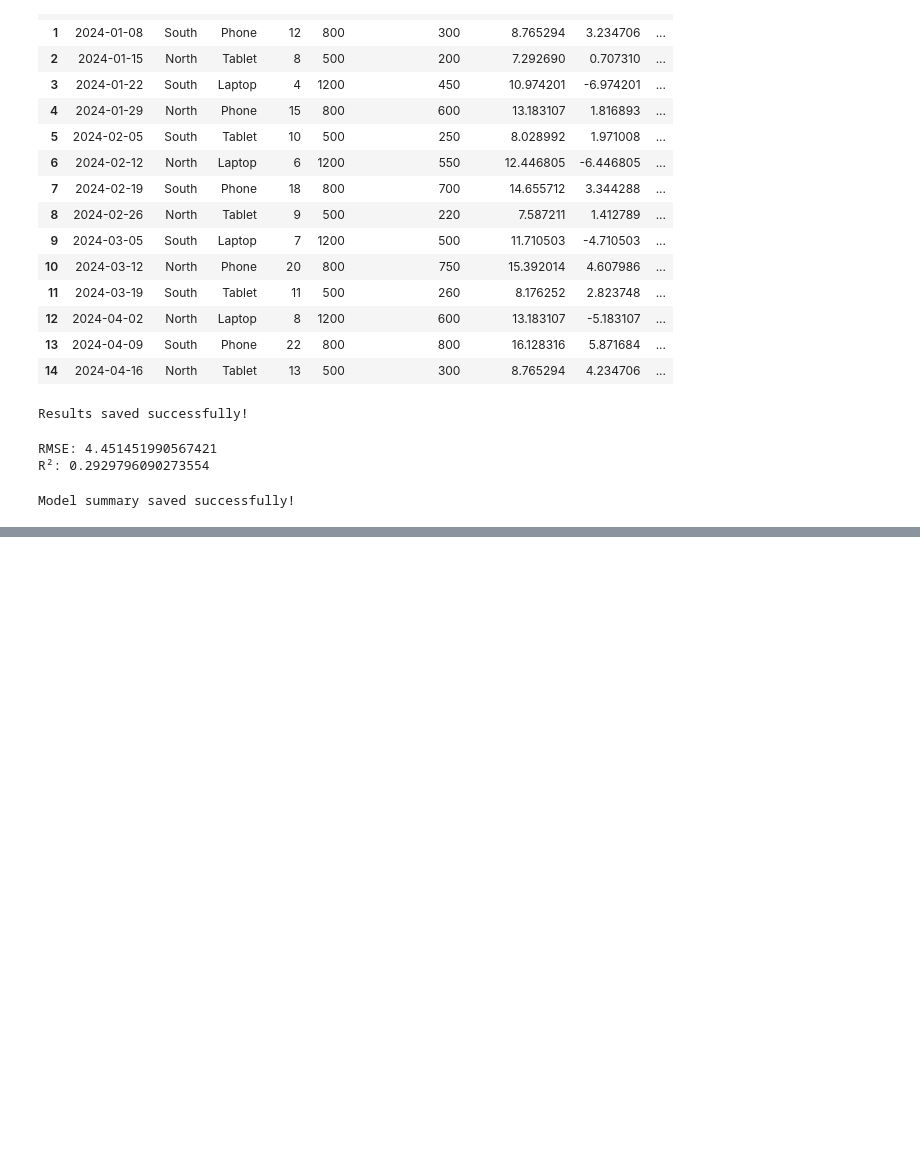
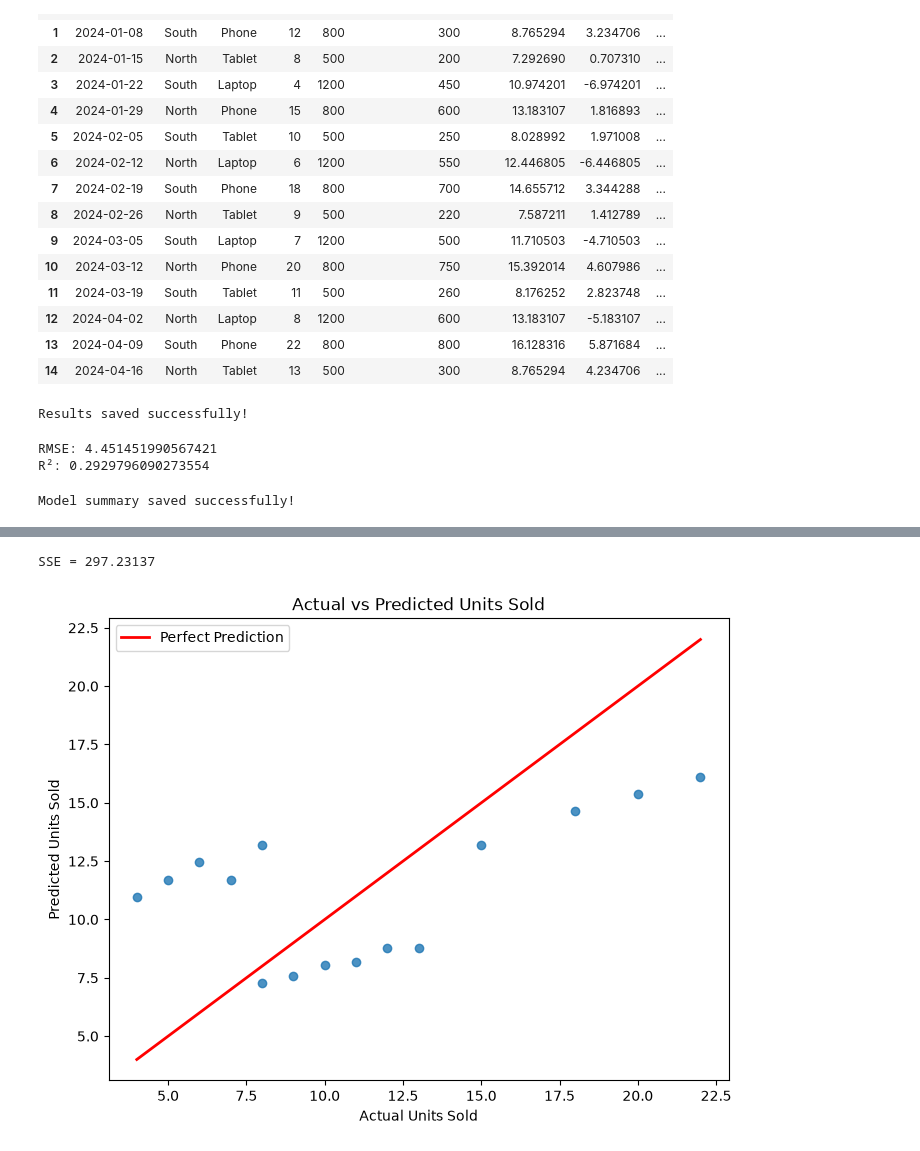
Before and after one commit to ronirgp/Linear-Regression-Business-Analysis, a Jupyter notebook: linear_regression_project.ipynb, the cells around one changed output, grey strips where cells are left out. Saved outputs shown, nothing was run; the diff lists cells and outputs as text; code cells hidden in the pictures; blank space fills up the shorter version.

```diff
--- a/linear_regression_project.ipynb
+++ b/linear_regression_project.ipynb
@@ -215,0 +222,2 @@ Model summary saved successfully!
+# %%
+df["Predicted_Units"] = predictions
@@ -215,0 +238,13 @@ Model summary saved successfully!
+# %%
+df["Error"] = df["Units"] - df["Predicted_Units"]
+
+df["Squared_Error"] = df["Error"] ** 2
+
+df[["Units",
+    "Predicted_Units",
+    "Error",
+    "Squared_Error"]]
+# %%
+df["Error"] = df["Units"] - df["Predicted_Units"]
+# %%
+df["Error^2"] = df["Error"] ** 2
@@ -215,0 +270,26 @@ Model summary saved successfully!
+# %%
+sse = df["Squared_Error"].sum()
+print(f"SSE = {sse:.5f}")
+# %% [output]
+SSE = 297.23137
+# %%
+plt.figure(figsize=(8,6))
+
+plt.scatter(df["Units"], df["Predicted_Units"], alpha=0.8)
+
+plt.plot(
+    [df["Units"].min(), df["Units"].max()],
+    [df["Units"].min(), df["Units"].max()],
+    color="red",
+    linewidth=2,
+    label="Perfect Prediction"
+)
+
+plt.xlabel("Actual Units Sold")
+plt.ylabel("Predicted Units Sold")
+plt.title("Actual vs Predicted Units Sold")
+plt.legend()
+
+plt.show()
+# %% [output]
+[figure, added]
```
Also changed, not shown: parts of 5 cells of this notebook, 1 other file.
